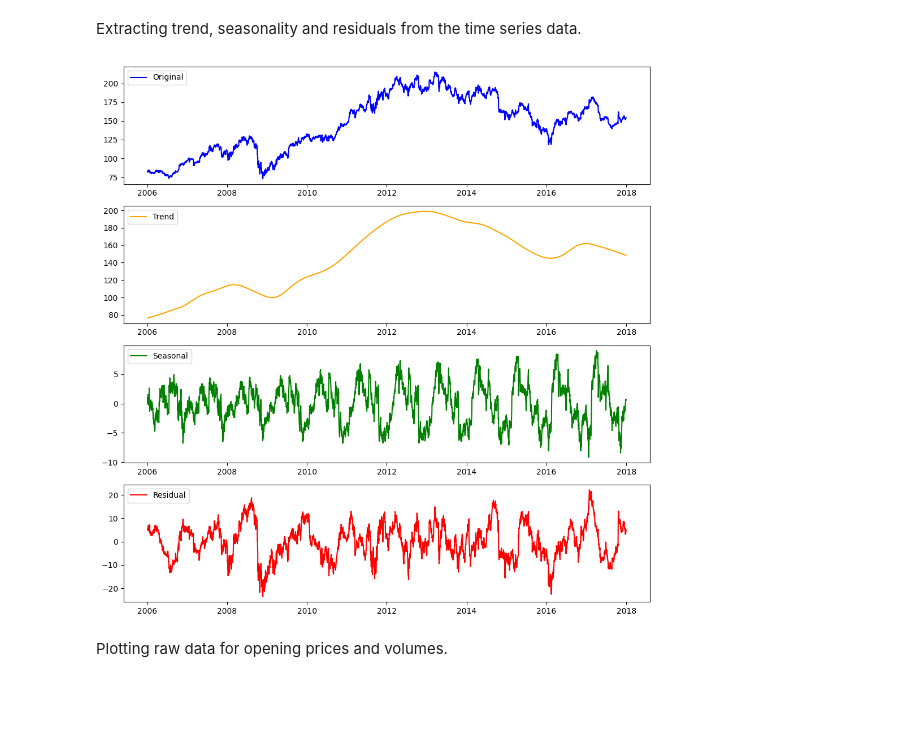
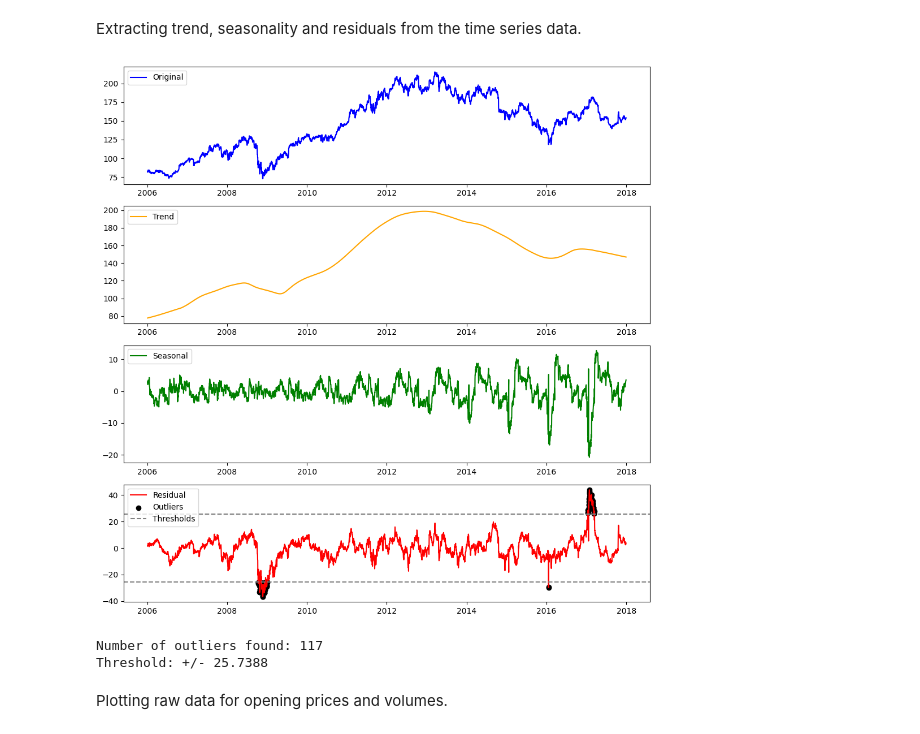
Before and after one commit to knuutti/stock-market-forecasting, a Jupyter notebook: project.ipynb, the cells around one changed output. Saved outputs shown, nothing was run; the diff lists cells and outputs as text; code cells hidden in the pictures; blank space fills up the shorter version.

```diff
--- a/project.ipynb
+++ b/project.ipynb
@@ -61,32 +65,48 @@ Extracting trend, seasonality and residuals from the time series data.
 # %%
 dates = pd.to_datetime(df['Date'])
 series = df["Open"]
 
-stl = STL(series, period=365, seasonal=13)
+stl = STL(series, period=365, seasonal=13, robust=True)
 
 res = stl.fit()
 
 trend = res.trend
 seasonal = res.seasonal
 resid = res.resid
+
+# Find outliers in the residuals using Z-score method
+mu = resid.mean()
+sigma = resid.std()
+threshold = 3 * sigma
+
+# Find Outliers
+outliers = resid[np.abs(resid) > threshold]
 
 plt.figure(figsize=(10, 10))
 plt.subplot(4, 1, 1)
 plt.plot(dates, series, label='Original', color='blue')
 plt.legend(loc='upper left')
 plt.subplot(4, 1, 2)
 plt.plot(dates, trend, label='Trend', color='orange')
 plt.legend(loc='upper left')
 plt.subplot(4, 1, 3)
 plt.plot(dates, seasonal, label='Seasonal', color='green')
 plt.legend(loc='upper left')
 plt.subplot(4, 1, 4)
 plt.plot(dates, resid, label='Residual', color='red')
+plt.scatter(dates[outliers.index], outliers, color='black', label='Outliers')
+plt.axhline(y=threshold, color='gray', linestyle='--', label='Thresholds')
+plt.axhline(y=-threshold, color='gray', linestyle='--')
 plt.legend(loc='upper left')
 plt.tight_layout()
 plt.show()
+
+print(f"Number of outliers found: {len(outliers)}")
+print(f"Threshold: +/- {threshold:.4f}")
 # %% [output]
-[figure, old version]
+[figure, new version]
+Number of outliers found: 117
+Threshold: +/- 25.7388
 # %% [markdown]
 Plotting raw data for opening prices and volumes.
 # %%
```
Also changed, not shown: parts of 7 cells of this notebook.
